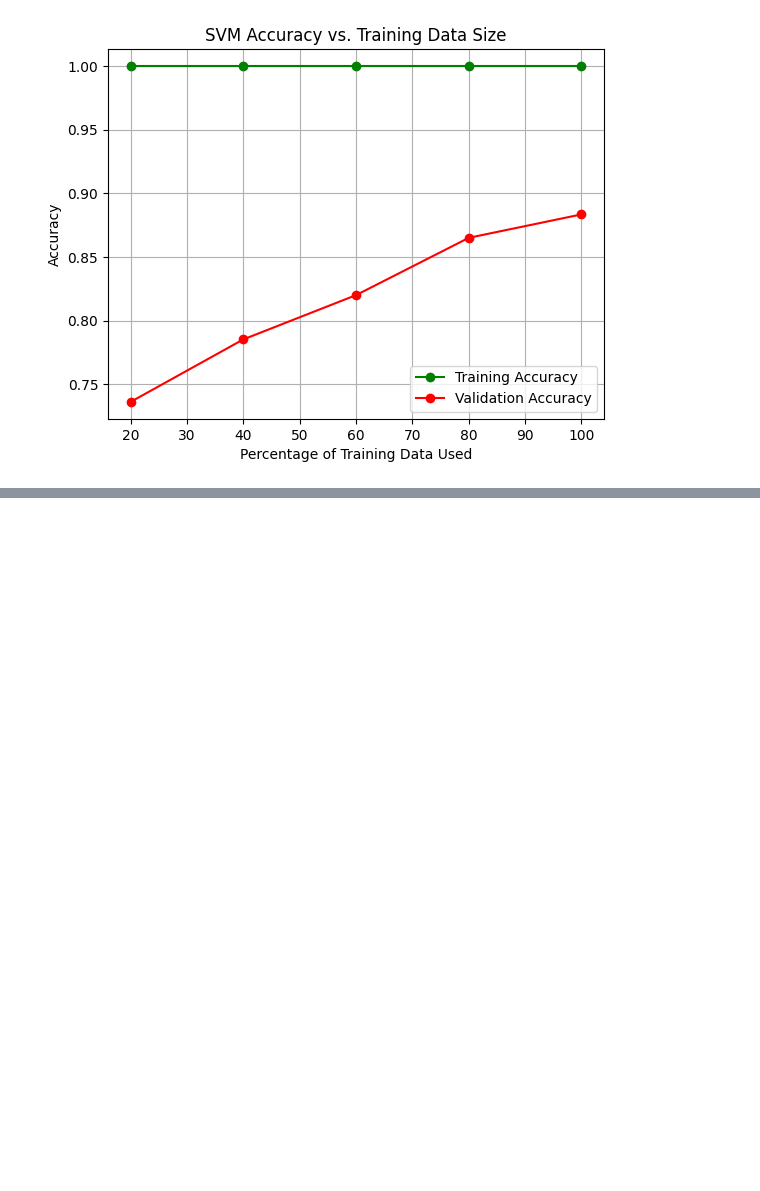
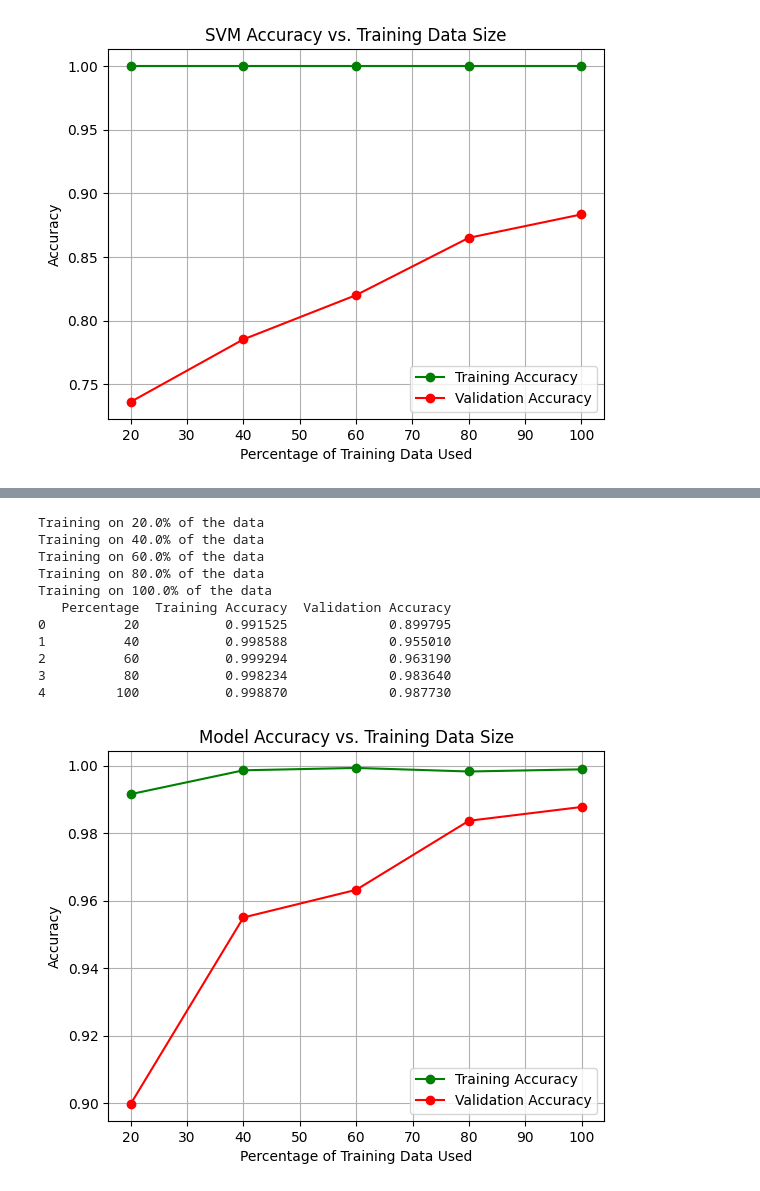
Before and after one commit to psarath22/CS771_M1, a Jupyter notebook: codes/Task1_emoticon.ipynb, the cells around one changed output, grey strips where cells are left out. Cells and saved outputs as stored; diff of their text form; code cells hidden in the pictures; blank space fills up the shorter version.

```diff
--- a/codes/Task1_emoticon.ipynb
+++ b/codes/Task1_emoticon.ipynb
@@ -384,0 +502,68 @@ plt.show()
+# %%
+# Split the training data into different sizes (20%, 40%, 60%, 80%, 100%)
+train_percentages = [0.2, 0.4, 0.6, 0.8, 1.0]
+train_accuracies = []
+valid_accuracies = []
+
+# Analyze model performance with different training set sizes
+for percentage in train_percentages:
+    print(f"Training on {percentage * 100}% of the data")
+    if percentage == 1.0:
+        X_train_subset = X_train
+        Y_train_subset = train_emoticon_Y
+    else:
+        X_train_subset, _, Y_train_subset, _ = train_test_split(X_train, train_emoticon_Y, train_size=percentage, random_state=42)
+
+    # Define and compile the model
+    model = Sequential()
+    model.add(Embedding(input_dim=num_classes, output_dim=embedding_dimension))  # Removed input_length
+    model.add(Flatten())
+    model.add(Dense(24, activation='relu'))
+    model.add(Dense(1, activation='sigmoid'))
+    model.compile(optimizer='adam', loss='binary_crossentropy', metrics=['accuracy'])
+
+    # Fit the model
+    model.fit(X_train_subset, Y_train_subset, epochs=10, batch_size=32, validation_data=(X_valid, valid_emoticon_Y), verbose=0)
+
+    # Evaluate the model on training and validation data
+    train_loss, train_accuracy = model.evaluate(X_train_subset, Y_train_subset, verbose=0)
+    valid_loss, valid_accuracy = model.evaluate(X_valid, valid_emoticon_Y, verbose=0)
+
+    # Store accuracies
+    train_accuracies.append(train_accuracy)
+    valid_accuracies.append(valid_accuracy)
+
+# Create a DataFrame to print the table
+data = {
+    "Percentage": [int(p * 100) for p in train_percentages],
+    "Training Accuracy": train_accuracies,
+    "Validation Accuracy": valid_accuracies
+}
+
+accuracy_df = pd.DataFrame(data)
+print(accuracy_df)
+
+# Plot the accuracies
+plt.plot([int(p * 100) for p in train_percentages], train_accuracies, label='Training Accuracy', color='green', marker='o')
+plt.plot([int(p * 100) for p in train_percentages], valid_accuracies, label='Validation Accuracy', color='red', marker='o')
+
+# Add labels and title
+plt.xlabel('Percentage of Training Data Used')
+plt.ylabel('Accuracy')
+plt.title('Model Accuracy vs. Training Data Size')
+plt.legend()
+plt.grid(True)
+plt.show()
+# %% [output]
+Training on 20.0% of the data
+Training on 40.0% of the data
+Training on 60.0% of the data
+Training on 80.0% of the data
+Training on 100.0% of the data
+   Percentage  Training Accuracy  Validation Accuracy
+0          20           0.991525             0.899795
+1          40           0.998588             0.955010
+2          60           0.999294             0.963190
+3          80           0.998234             0.983640
+4         100           0.998870             0.987730
+[figure, added]
```
Also changed, not shown: parts of 4 cells of this notebook, 1 other file.
